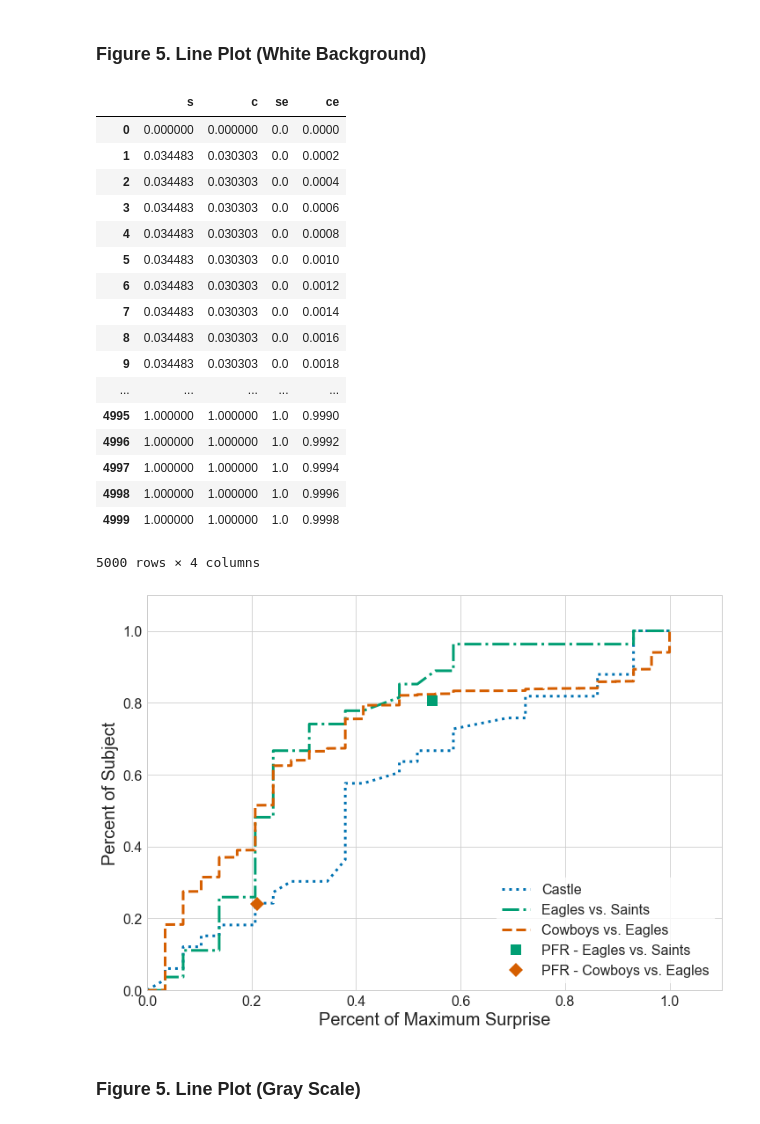
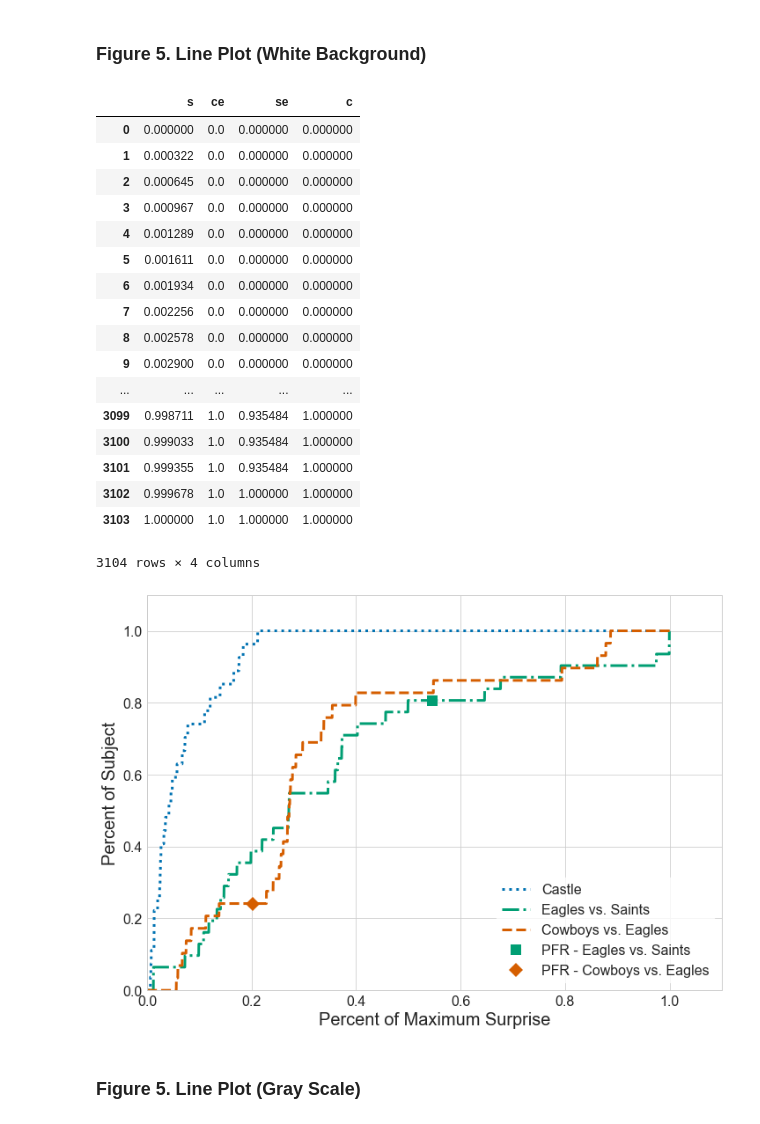
Before and after one commit to cesslab/Experiment-SuspenseAndSurprise, a Jupyter notebook: SchotterKesslerMcClellan_SuspenseAndSurprise.ipynb, the cells around one changed output. Drawn from its saved outputs; the diff is of its cells as text; code cells hidden in the pictures.

Commit message:
updated figure 5 data & PFR values

```diff
--- a/SchotterKesslerMcClellan_SuspenseAndSurprise.ipynb
+++ b/SchotterKesslerMcClellan_SuspenseAndSurprise.ipynb
@@ -250,6 +250,6 @@ frame.set_edgecolor('white')
 
 ### Figure 5. Data
 # %%
-f5df = pd.read_csv('data/figure_5.csv')
+f5df = pd.read_csv('data/figure_5_updated.csv')
 f5df
 # %% [output]
@@ -274,52 +274,52 @@ f5df
 # %% [markdown]
 ### Figure 5. Line Plot (White Background)
 # %%
-f5df.columns = ['s', 'c', 'se', 'ce']
+f5df.columns = ['s', 'ce', 'se', 'c']
 maxs = f5df['s'].max()
 f5df
 # %% [output]
-|  | s | c | se | ce |
-| 0 | 0.000000 | 0.000000 | 0.0 | 0.0000 |
-| 1 | 0.034483 | 0.030303 | 0.0 | 0.0002 |
-| 2 | 0.034483 | 0.030303 | 0.0 | 0.0004 |
-| 3 | 0.034483 | 0.030303 | 0.0 | 0.0006 |
-| 4 | 0.034483 | 0.030303 | 0.0 | 0.0008 |
-| 5 | 0.034483 | 0.030303 | 0.0 | 0.0010 |
-| 6 | 0.034483 | 0.030303 | 0.0 | 0.0012 |
-| 7 | 0.034483 | 0.030303 | 0.0 | 0.0014 |
-| 8 | 0.034483 | 0.030303 | 0.0 | 0.0016 |
-| 9 | 0.034483 | 0.030303 | 0.0 | 0.0018 |
+|  | s | ce | se | c |
+| 0 | 0.000000 | 0.0 | 0.000000 | 0.000000 |
+| 1 | 0.000322 | 0.0 | 0.000000 | 0.000000 |
+| 2 | 0.000645 | 0.0 | 0.000000 | 0.000000 |
+| 3 | 0.000967 | 0.0 | 0.000000 | 0.000000 |
+| 4 | 0.001289 | 0.0 | 0.000000 | 0.000000 |
+| 5 | 0.001611 | 0.0 | 0.000000 | 0.000000 |
+| 6 | 0.001934 | 0.0 | 0.000000 | 0.000000 |
+| 7 | 0.002256 | 0.0 | 0.000000 | 0.000000 |
+| 8 | 0.002578 | 0.0 | 0.000000 | 0.000000 |
+| 9 | 0.002900 | 0.0 | 0.000000 | 0.000000 |
 | ... | ... | ... | ... | ... |
-| 4995 | 1.000000 | 1.000000 | 1.0 | 0.9990 |
-| 4996 | 1.000000 | 1.000000 | 1.0 | 0.9992 |
-| 4997 | 1.000000 | 1.000000 | 1.0 | 0.9994 |
-| 4998 | 1.000000 | 1.000000 | 1.0 | 0.9996 |
-| 4999 | 1.000000 | 1.000000 | 1.0 | 0.9998 |
+| 3099 | 0.998711 | 1.0 | 0.935484 | 1.000000 |
+| 3100 | 0.999033 | 1.0 | 0.935484 | 1.000000 |
+| 3101 | 0.999355 | 1.0 | 0.935484 | 1.000000 |
+| 3102 | 0.999678 | 1.0 | 1.000000 | 1.000000 |
+| 3103 | 1.000000 | 1.0 | 1.000000 | 1.000000 |
-5000 rows × 4 columns
+3104 rows × 4 columns
 # %%
 plt.figure(figsize=(11.7,8.27))
 sns.set(context="paper", palette="colorblind", style="whitegrid", font_scale=2)
 plt.xlim(0, 1.1, 0.2)
 plt.ylim(0, 1.1, 0.1)
 plt.xlabel('Percent of Maximum Surprise', fontsize=20)
 plt.ylabel('Percent of Subject', fontsize=20)
 l1, = plt.plot(f5df['s'], f5df['c'], label='Castle', linestyle=":")
 l2, = plt.plot(f5df['s'], f5df['se'], label='Eagles vs. Saints', linestyle="-.")
 l3, = plt.plot(f5df['s'], f5df['ce'], label='Cowboys vs. Eagles', linestyle="--")
 plt.setp(l1, linewidth=3)
 plt.setp(l2, linewidth=3)
 plt.setp(l3, linewidth=3)
 
-p1, = plt.plot([0.5461], [0.8065], marker='s', markersize=12, linestyle='none', color=l2.get_color(), label='PFR - Eagles vs. Saints')
-p2, = plt.plot([0.2106], [0.2414], marker='D', markersize=12, linestyle='none', color=l3.get_color(), label='PFR - Cowboys vs. Eagles')
+p1, = plt.plot([0.5461], [0.806451613], marker='s', markersize=12, linestyle='none', color=l2.get_color(), label='PFR - Eagles vs. Saints')
+p2, = plt.plot([0.2016], [0.24137931], marker='D', markersize=12, linestyle='none', color=l3.get_color(), label='PFR - Cowboys vs. Eagles')
 
 legend = plt.legend(handles=[l1, l2, l3, p1, p2], frameon=1)
 
 frame = legend.get_frame()
 frame.set_facecolor('white')
 frame.set_edgecolor('white')
 # %% [output]
-[figure, old version]
+[figure, new version]
 # %% [markdown]
 ### Figure 5. Line Plot (Gray Scale)
 # %%
```
Also changed, not shown: parts of 2 cells of this notebook.
